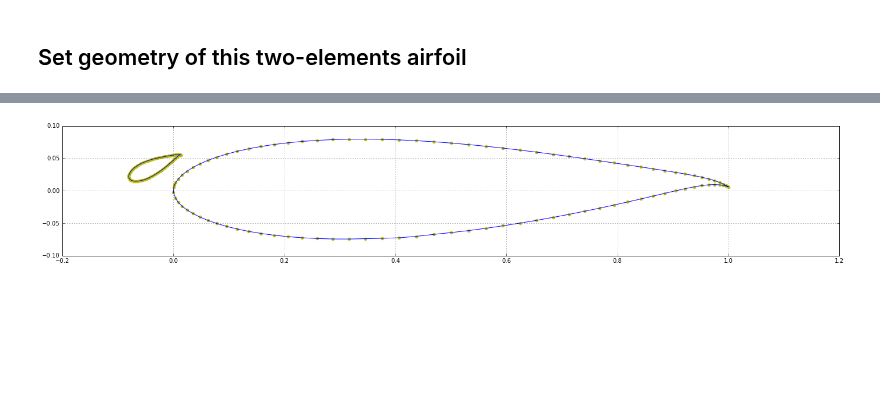
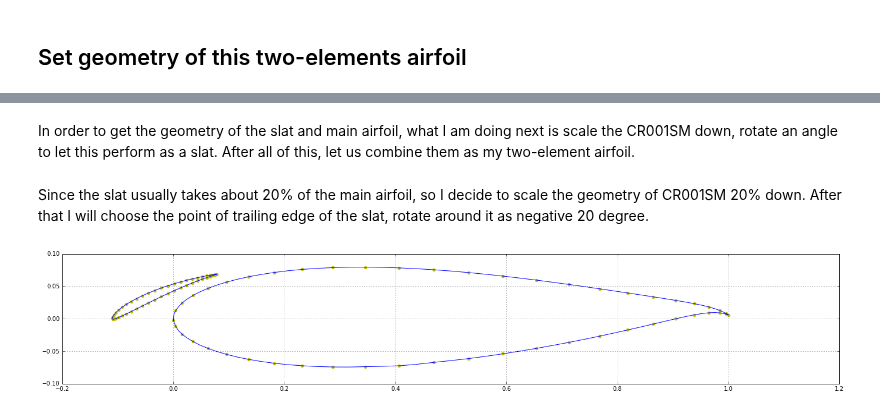
Before and after one commit to barbagroup/AeroPython-studentprojects2017, a Jupyter notebook: jiangtianliu/Jiangtian's_finalproject.ipynb, the cells around one changed output, grey strips where cells are left out. Saved outputs shown, nothing was run; the diff lists cells and outputs as text; code cells hidden in the pictures; blank space fills up the shorter version.

Commit message:
switch NACA23012 to CR001SM to simulate the slat

```diff
--- a/jiangtianliu/Jiangtian's_finalproject.ipynb
+++ b/jiangtianliu/Jiangtian's_finalproject.ipynb
@@ -169,31 +165,35 @@ def compute_pressure_coefficient(panels, freestream):
+# %% [markdown]
+In order to get the geometry of the slat and main airfoil, what I am doing next is scale the CR001SM down, rotate an angle to let this perform as a slat. After all of this, let us combine them as my two-element airfoil.
 # %%
 with open ('10023012.csv') as file_name:
     xmain, ymain = numpy.loadtxt(file_name, dtype=float,delimiter=',', unpack=True)
-with open ('s10023012.csv') as file_name:
+with open ('cr001sm.csv') as file_name:
     xslat, yslat = numpy.loadtxt(file_name, dtype=float,delimiter=',', unpack=True)
 # %%
-def rotation(point,theta,x,y):
-    theta1=theta/180*numpy.pi
-    x_1,y_1=0,0
-    x_1=x-point[0]
-    y_1=y-point[1]
-    x_r=x_1*numpy.cos(theta1)+y_1*numpy.sin(theta1)+point[0]
-    y_r=x_1*(-1)*numpy.sin(theta1)+y_1*numpy.cos(theta1)+point[1]
-    return x_r,y_r
+#Define the rotate function
+def rotation(x1,y1,theta,x,y):
+    x_1,y_1=x-x1,y-y1
+    theta1=theta*numpy.pi/180
+    x_result=x_1*numpy.cos(theta1)+y_1*numpy.sin(theta1)+x1
+    y_result=x_1*(-1)*numpy.sin(theta1)+y_1*numpy.cos(theta1)+y1
+    return x_result,y_result
+# %% [markdown]
+Since the slat usually takes about 20% of the main airfoil, so I decide to scale the geometry of CR001SM 20% down. After that I will choose the point of trailing edge of the slat, rotate around it as negative 20 degree.
 # %%
-xslat = xslat*0.6-0.08
-yslat = yslat+0.02
-xslat,yslat=rotation([xslat[51],yslat[51]],-20,xslat,yslat)
+xslat,yslat=xslat/5,yslat/5
+xslat=xslat -0.11
+xslat,yslat=rotation(xslat[39],yslat[39],-20,xslat,yslat)
 # %%
-N=len(xslat)-1
+N = 50 # number of panels
+panels_slat = define_panels(xslat, yslat, N)   # discretizes of the slat geometry into panels
+panels_main = define_panels(xmain, ymain, N)   # discretizes of the main airfoil geometry into panels
+size = 10
 pyplot.figure(figsize=(24,4))
+pyplot.grid(True)
 pyplot.plot(xmain, ymain, color='b', linestyle='-', linewidth=1);
-pyplot.plot(xslat, yslat, color='b', linestyle='-', linewidth=1)
-pyplot.grid(True)
-panels_main = define_panels(xmain, ymain, N)
-panels_slat = define_panels(xslat, yslat, N)
+pyplot.plot(xslat, yslat, color='b', linestyle='-', linewidth=1);
 pyplot.scatter([panel.xa for panel in panels_main], [panel.ya for panel in panels_main], color='y');
 pyplot.scatter([panel.xa for panel in panels_slat], [panel.ya for panel in panels_slat], color='y');
 # %% [output]
-[figure, old version]
+[figure, new version]
 # %%
```
Also changed, not shown: parts of 13 cells of this notebook.
